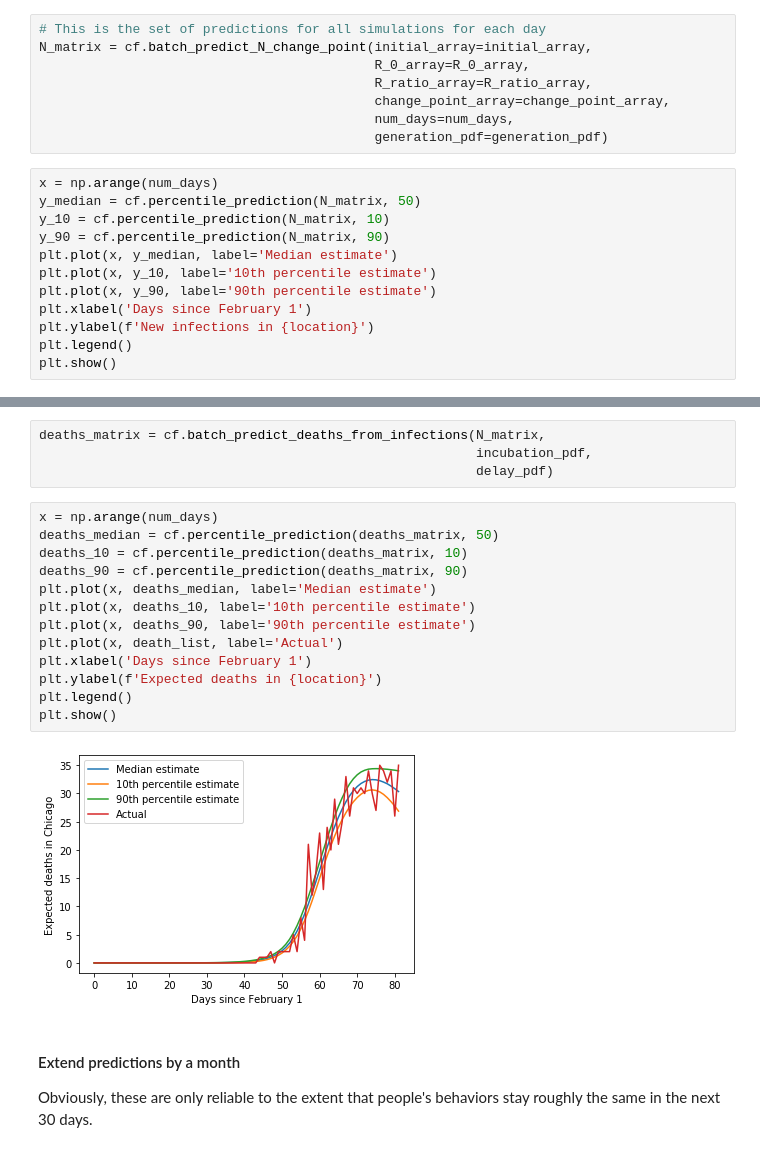
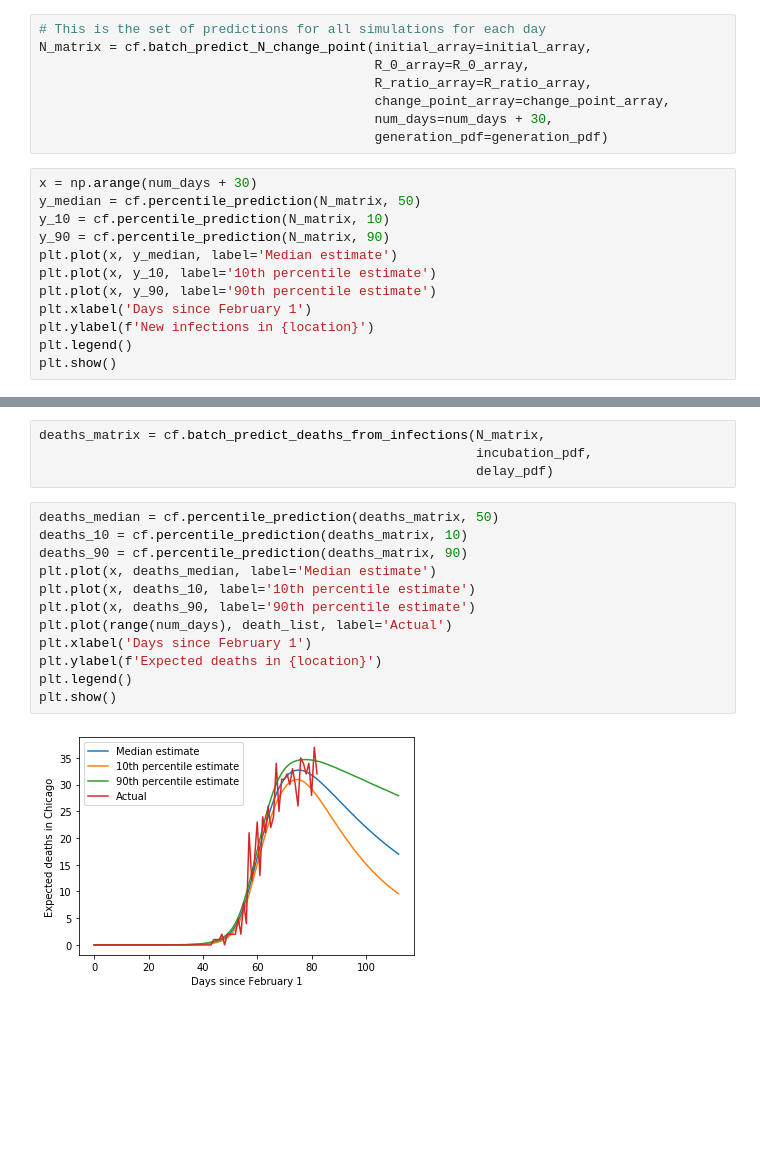
Before and after one commit to Inoueian/covid_19, a Jupyter notebook: notebooks/change_point_model.ipynb, the cells around one changed output, grey strips where cells are left out. Cells and saved outputs as stored; diff of their text form; blank space fills up the shorter version.

Commit message:
Stick to 30-day predictions and update to 2020-04-30 data

```diff
--- a/notebooks/change_point_model.ipynb
+++ b/notebooks/change_point_model.ipynb
@@ -232,10 +236,10 @@ N_matrix = cf.batch_predict_N_change_point(initial_array=initial_array,
                                            R_0_array=R_0_array,
                                            R_ratio_array=R_ratio_array,
                                            change_point_array=change_point_array,
-                                           num_days=num_days,
+                                           num_days=num_days + 30,
                                            generation_pdf=generation_pdf)
 # %%
-x = np.arange(num_days)
+x = np.arange(num_days + 30)
 y_median = cf.percentile_prediction(N_matrix, 50)
 y_10 = cf.percentile_prediction(N_matrix, 10)
 y_90 = cf.percentile_prediction(N_matrix, 90)
@@ -300,20 +304,16 @@ deaths_matrix = cf.batch_predict_deaths_from_infections(N_matrix,
                                                         incubation_pdf,
                                                         delay_pdf)
 # %%
-x = np.arange(num_days)
 deaths_median = cf.percentile_prediction(deaths_matrix, 50)
 deaths_10 = cf.percentile_prediction(deaths_matrix, 10)
 deaths_90 = cf.percentile_prediction(deaths_matrix, 90)
 plt.plot(x, deaths_median, label='Median estimate')
 plt.plot(x, deaths_10, label='10th percentile estimate')
 plt.plot(x, deaths_90, label='90th percentile estimate')
-plt.plot(x, death_list, label='Actual')
+plt.plot(range(num_days), death_list, label='Actual')
 plt.xlabel('Days since February 1')
 plt.ylabel(f'Expected deaths in {location}')
 plt.legend()
 plt.show()
 # %% [output]
-[figure, old version]
+[figure, new version]
-# %% [markdown]
-#### Extend predictions by a month
-Obviously, these are only reliable to the extent that people's behaviors stay roughly the same in the next 30 days.
```
Also changed, not shown: parts of 25 cells of this notebook, 3 other files.
